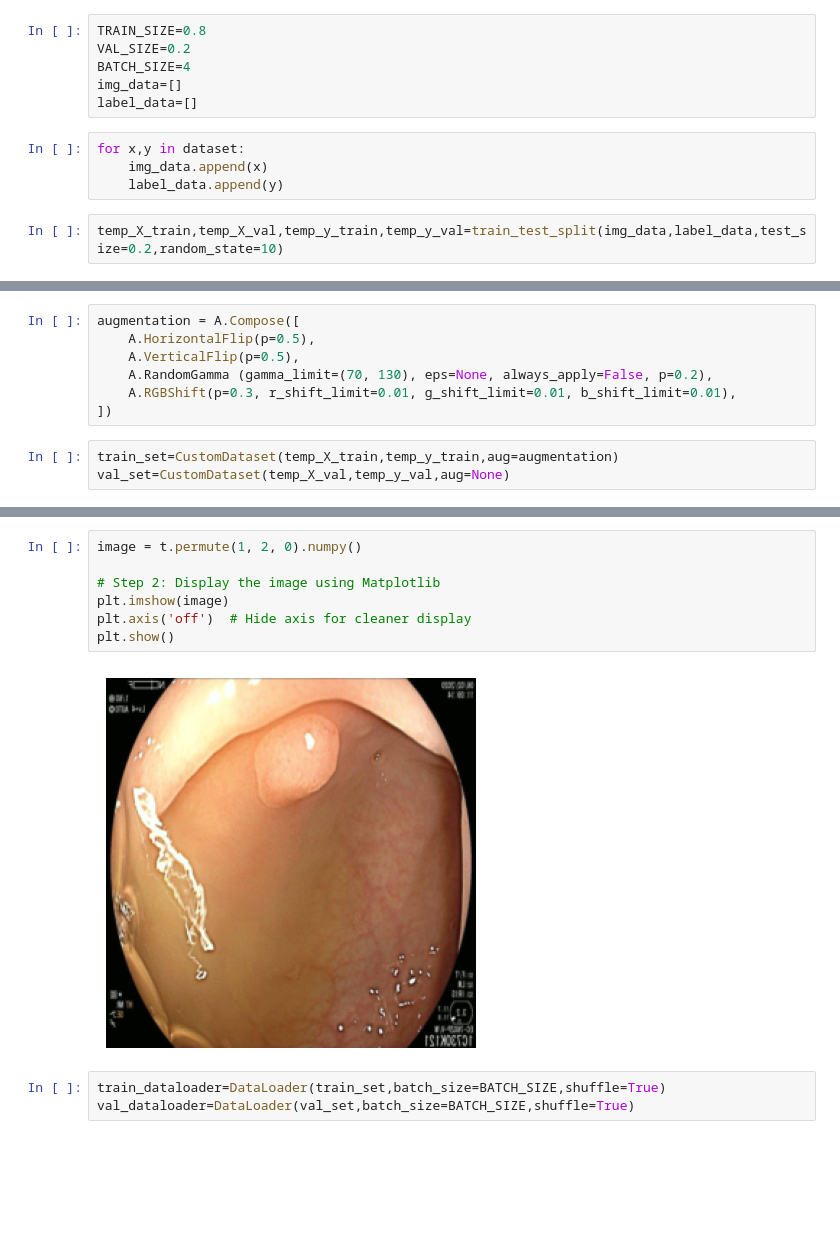
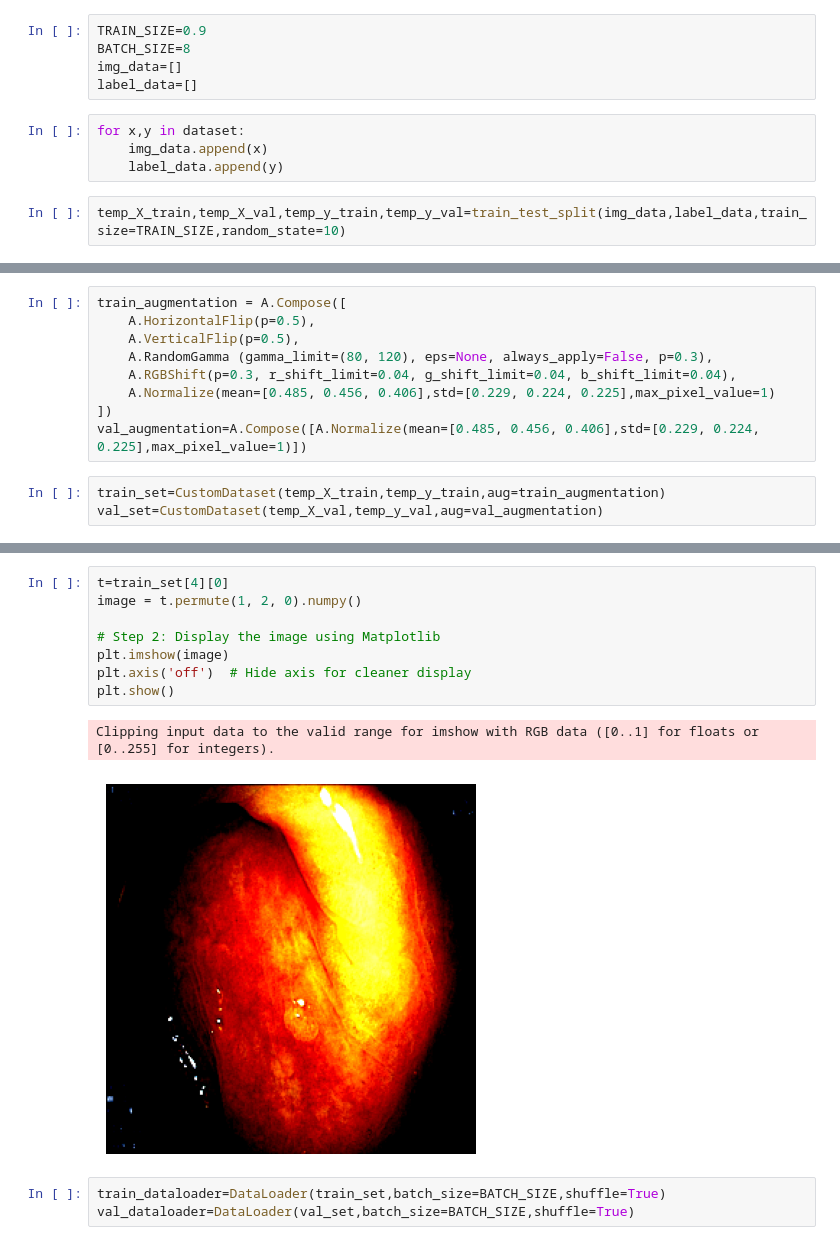
Before and after one commit to nzd1001/Polyp-Detection, a Jupyter notebook: train.ipynb, the cells around one changed output, grey strips where cells are left out. Cells and saved outputs as stored; diff of their text form; blank space fills up the shorter version.

```diff
--- a/train.ipynb
+++ b/train.ipynb
@@ -34,9 +37,8 @@ transform=Compose([Resize((256,256),interpolation=InterpolationMode.BILINEAR),
 # %%
 dataset=SegmentationDataset(train_dir_path,label_dir_path,transform)
 # %%
-TRAIN_SIZE=0.8
-VAL_SIZE=0.2
-BATCH_SIZE=4
+TRAIN_SIZE=0.9
+BATCH_SIZE=8
 img_data=[]
 label_data=[]
 # %%
@@ -44,7 +46,7 @@ for x,y in dataset:
     img_data.append(x)
     label_data.append(y)
 # %%
-temp_X_train,temp_X_val,temp_y_train,temp_y_val=train_test_split(img_data,label_data,test_size=0.2,random_state=10)
+temp_X_train,temp_X_val,temp_y_train,temp_y_val=train_test_split(img_data,label_data,train_size=TRAIN_SIZE,random_state=10)
 # %%
 print(len(temp_X_train))
 print(len(temp_X_val))
@@ -54,10 +56,12 @@ print(len(temp_X_val))
 # %%
-augmentation = A.Compose([
+train_augmentation = A.Compose([
     A.HorizontalFlip(p=0.5),
     A.VerticalFlip(p=0.5),
-    A.RandomGamma (gamma_limit=(70, 130), eps=None, always_apply=False, p=0.2),
-    A.RGBShift(p=0.3, r_shift_limit=0.01, g_shift_limit=0.01, b_shift_limit=0.01),
+    A.RandomGamma (gamma_limit=(80, 120), eps=None, always_apply=False, p=0.3),
+    A.RGBShift(p=0.3, r_shift_limit=0.04, g_shift_limit=0.04, b_shift_limit=0.04),
+    A.Normalize(mean=[0.485, 0.456, 0.406],std=[0.229, 0.224, 0.225],max_pixel_value=1)
 ])
+val_augmentation=A.Compose([A.Normalize(mean=[0.485, 0.456, 0.406],std=[0.229, 0.224, 0.225],max_pixel_value=1)])
 # %%
-train_set=CustomDataset(temp_X_train,temp_y_train,aug=augmentation)
-val_set=CustomDataset(temp_X_val,temp_y_val,aug=None)
+train_set=CustomDataset(temp_X_train,temp_y_train,aug=train_augmentation)
+val_set=CustomDataset(temp_X_val,temp_y_val,aug=val_augmentation)
@@ -85,12 +68,14 @@ tensor([[[0.0051, 0.0051, 0.0051,  ..., 0.0051, 0.0051, 0.0051],
 # %%
+t=train_set[4][0]
 image = t.permute(1, 2, 0).numpy()
 
 # Step 2: Display the image using Matplotlib
 plt.imshow(image)
 plt.axis('off')  # Hide axis for cleaner display
 plt.show()
 # %% [output]
+Clipping input data to the valid range for imshow with RGB data ([0..1] for floats or [0..255] for integers).
-[figure, old version]
+[figure, new version]
 # %%
 train_dataloader=DataLoader(train_set,batch_size=BATCH_SIZE,shuffle=True)
 val_dataloader=DataLoader(val_set,batch_size=BATCH_SIZE,shuffle=True)
```
Also changed, not shown: parts of 16 cells of this notebook, 12 other files.
